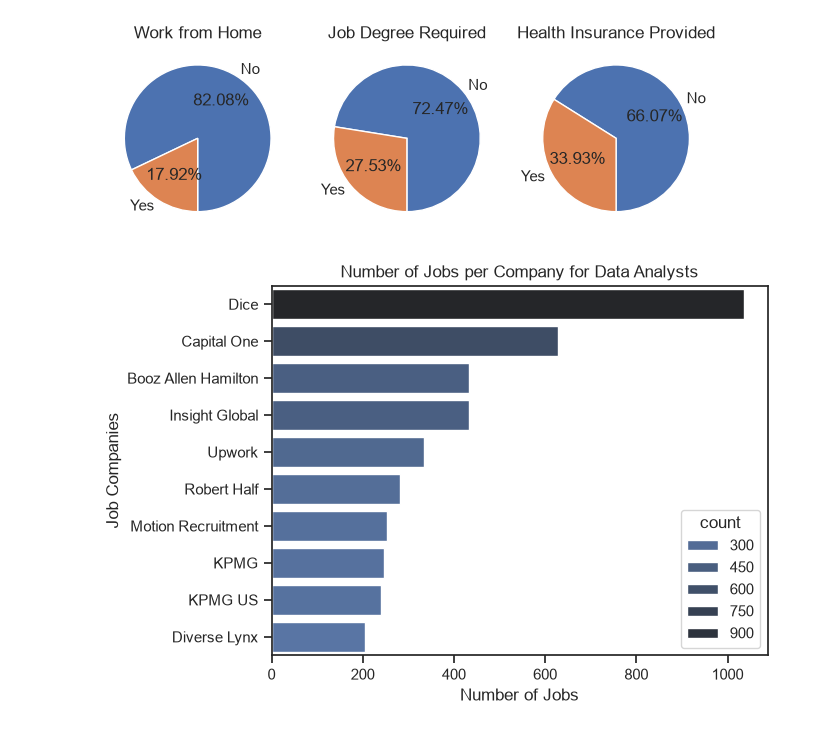
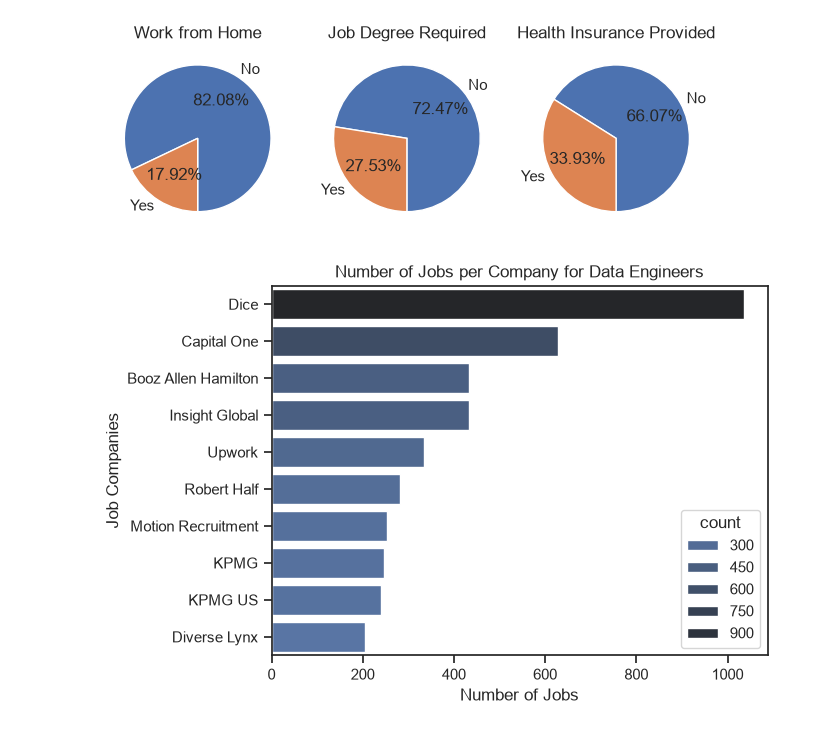
Before and after one commit to eagle23-23/DA-Project--Python, a Jupyter notebook: Project/1_Intro.ipynb, the cells around one changed output. Saved outputs shown, nothing was run; the diff lists cells and outputs as text; code cells hidden in the pictures.

```diff
--- a/Project/1_Intro.ipynb
+++ b/Project/1_Intro.ipynb
@@ -65,15 +51,15 @@ plt.show()
 # %%
 df_plot = df_US_DE['company_name'].value_counts().head(10).to_frame()
 sns.set_theme(style='ticks')
 sns.barplot(data=df_plot,
              x='count',
                y='company_name',
                  hue='count',
                    palette='dark:b_r')
 
-plt.title('Number of Jobs per Company for Data Analysts')
+plt.title('Number of Jobs per Company for Data Engineers')
 plt.xlabel('Number of Jobs')
 plt.ylabel('Job Companies')
 plt.show()
 # %% [output]
-[figure, old version]
+[figure, new version]
```
Also changed, not shown: parts of 2 cells of this notebook, 4 other files.
